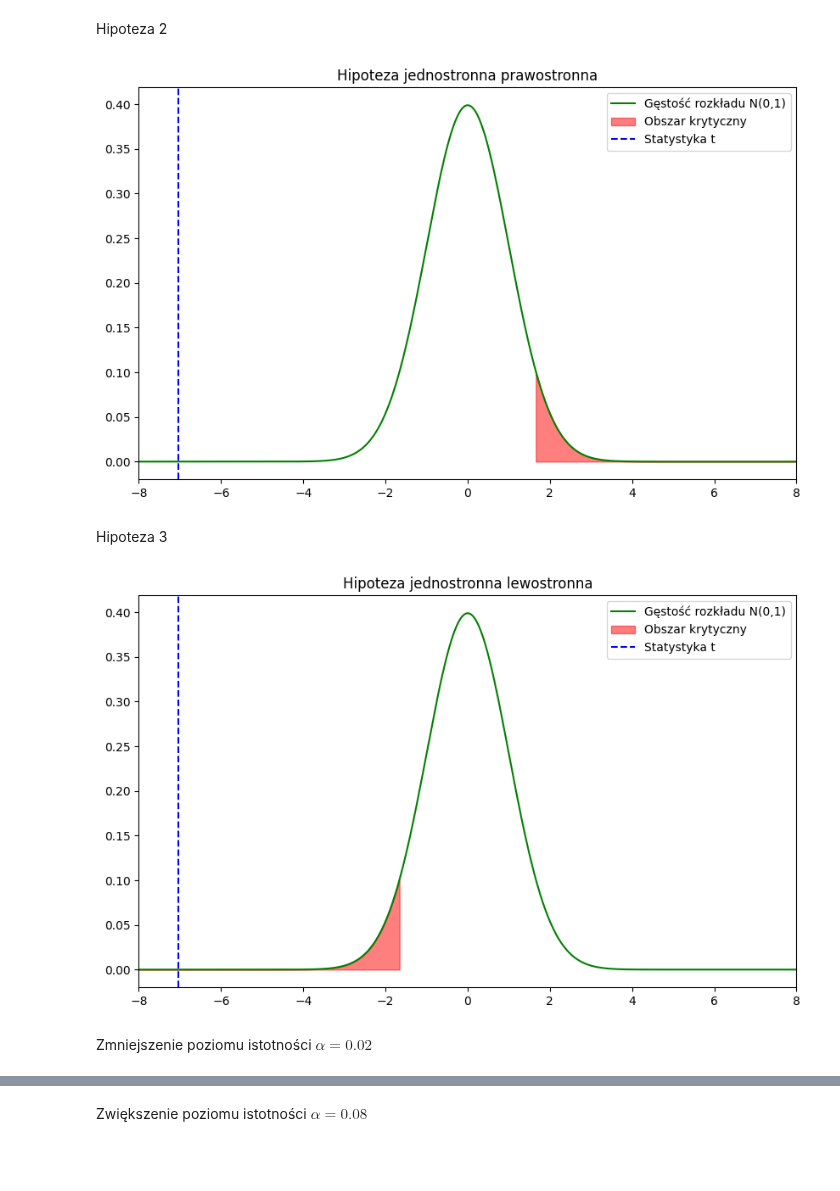
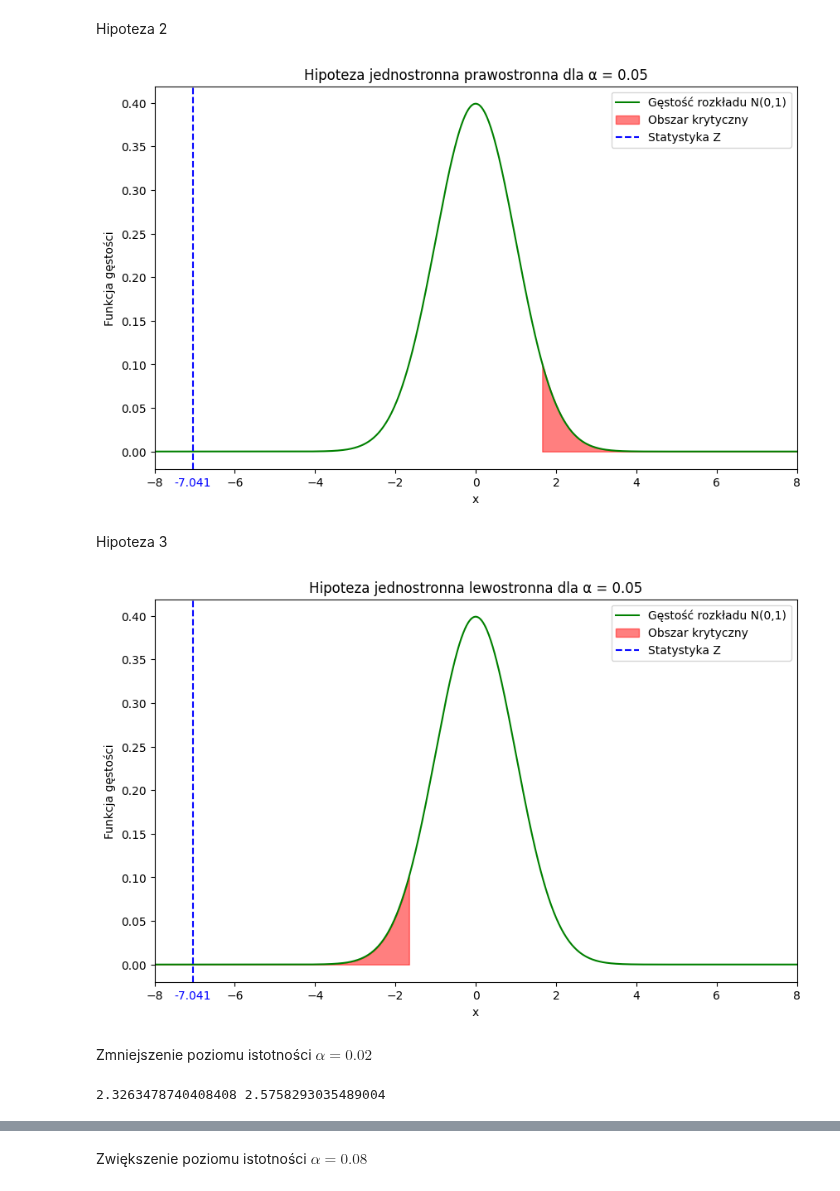
Before and after one commit to rafglo/Statystyka-stosowana, a Jupyter notebook: raport2.ipynb, the cells around one changed output, grey strips where cells are left out. Cells and saved outputs as stored; diff of their text form; code cells hidden in the pictures; blank space fills up the shorter version.

```diff
--- a/raport2.ipynb
+++ b/raport2.ipynb
@@ -71,6 +85,8 @@ p-wartość: 0.9999999999990488
 
 Hipoteza jednostronna H0: μ = 1.5 vs H1: μ < 1.5
 p-wartość: 9.51241291241344e-13
+# %%
+stat_z = -7.041
 # %%
 plt.figure(figsize=(10,6))
 plt.plot(x, y, label='Gęstość rozkładu N(0,1)', color="green")
@@ -88,29 +107,35 @@ Hipoteza 2
 # %%
 plt.figure(figsize=(10,6))
 plt.plot(x, y, label='Gęstość rozkładu N(0,1)', color="green")
 plt.fill_between(x, 0, y, where=(x >= z_critical_one_sided), color='red', alpha=0.5, label='Obszar krytyczny')
-plt.axvline(z, color='blue', linestyle='--', label='Statystyka t')
-plt.title('Hipoteza jednostronna prawostronna')
+plt.axvline(z, color='blue', linestyle='--', label='Statystyka Z')
+plt.title('Hipoteza jednostronna prawostronna dla α = 0.05')
 ax = plt.gca()
 ax.set_xlim([-8, 8])
+plt.xlabel("x")
+plt.ylabel("Funkcja gęstości")
+plt.text(stat_z, -0.04, f'{stat_z}', color='blue', ha='center')
 plt.legend()
 plt.show()
 # %% [output]
-[figure, old version]
+[figure, new version]
 # %% [markdown]
 Hipoteza 3
 # %%
 plt.figure(figsize=(10,6))
 plt.plot(x, y, label='Gęstość rozkładu N(0,1)', color="green")
 plt.fill_between(x, 0, y, where=(x <= -z_critical_one_sided), color='red', alpha=0.5, label='Obszar krytyczny')
-plt.axvline(z, color='blue', linestyle='--', label='Statystyka t')
-plt.title('Hipoteza jednostronna lewostronna')
+plt.axvline(z, color='blue', linestyle='--', label='Statystyka Z')
+plt.title('Hipoteza jednostronna lewostronna dla α = 0.05')
 ax = plt.gca()
 ax.set_xlim([-8, 8])
+plt.xlabel("x")
+plt.ylabel("Funkcja gęstości")
+plt.text(stat_z, -0.04, f'{stat_z}', color='blue', ha='center')
 plt.legend()
 plt.show()
 # %% [output]
-[figure, old version]
+[figure, new version]
 # %% [markdown]
 Zmniejszenie poziomu istotności $\alpha = 0.02$
 # %%
@@ -119,6 +144,10 @@ alpha2 = 0.02
 # Wyznaczanie obszarów krytycznych
 z_critical_two_sided2 = norm.ppf(1 - alpha2/2)
 z_critical_one_sided2 = norm.ppf(1 - alpha2)
+# %%
+print(z_critical_one_sided2, z_critical_two_sided2)
+# %% [output]
+2.3263478740408408 2.5758293035489004
 # %%
 plt.figure(figsize=(10,6))
 plt.plot(x, y, label='Gęstość rozkładu N(0,1)', color="green")
```
Also changed, not shown: parts of 19 cells of this notebook, 16 other files.
